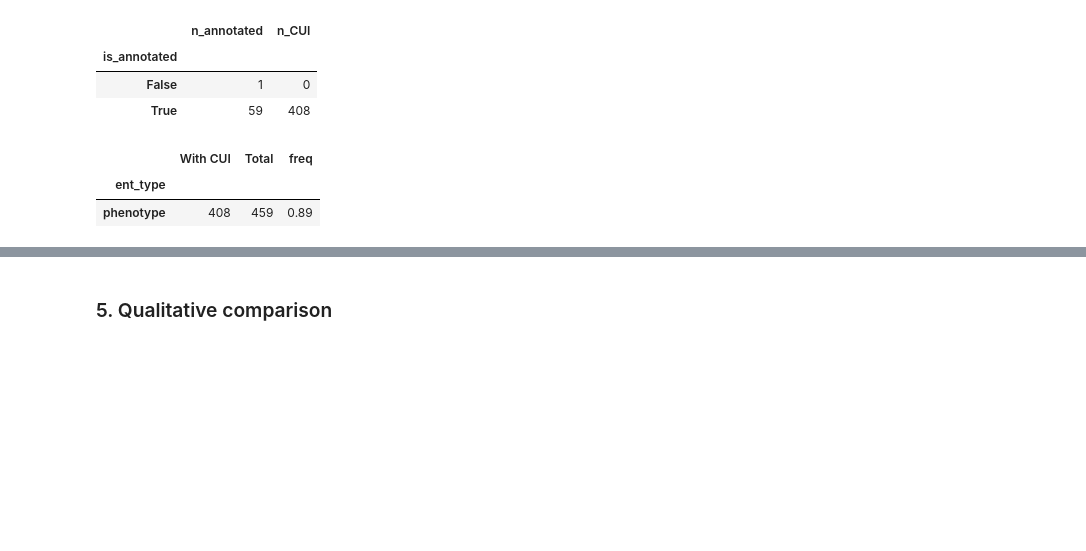
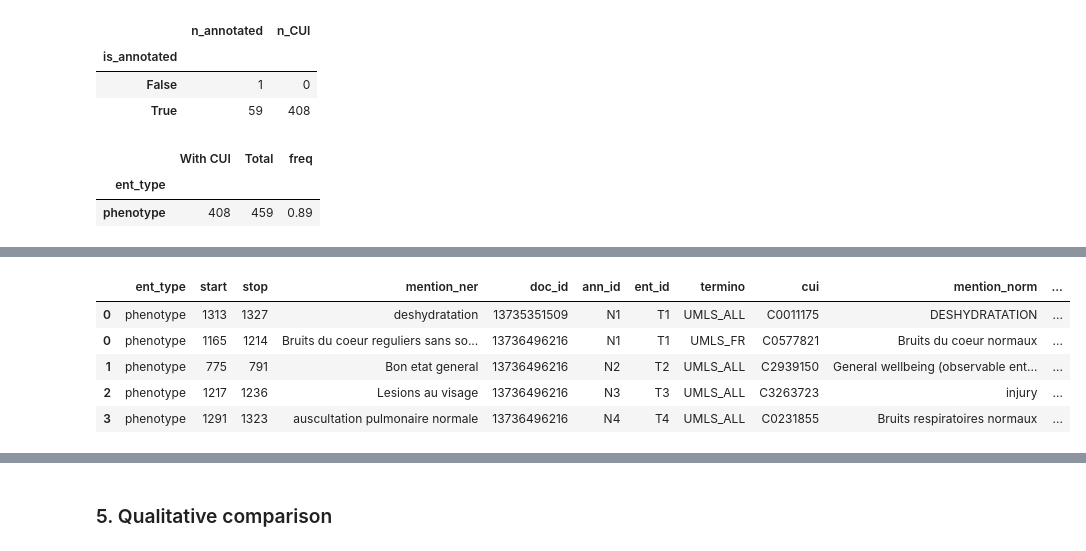
Before and after one commit to equipe22/pymedext_eds, a Jupyter notebook: notebook_tutorials/pheno_norm_compare.ipynb, the cells around one changed output, grey strips where cells are left out. Drawn from its saved outputs; the diff is of its cells as text; code cells hidden in the pictures; blank space fills up the shorter version.

```diff
--- a/notebook_tutorials/pheno_norm_compare.ipynb
+++ b/notebook_tutorials/pheno_norm_compare.ipynb
@@ -390,4 +504,4 @@ all_ann = all_ann.loc[lambda x:x.ent_type.isin(["phenotype"])]
 | ent_type |  |  |  |
 | phenotype | 408 | 459 | 0.89 |
 # %%
-all_ann = all_ann.loc[lambda x:x.cui.notnull()]
+all_ann = all_ann.loc[lambda x:x.cui.notnull()].assign(mod = "manual").assign(start = lambda x:x.start.astype('int')).assign(stop = lambda x:x.stop.astype('int'))
@@ -557,0 +541,9 @@ display_html(syn_mention)
+# %%
+all_ann.head()
+# %% [output]
+|  | ent_type | start | stop | mention_ner | doc_id | ann_id | ent_id | termino | cui | mention_norm | ... |
+| 0 | phenotype | 1313 | 1327 | deshydratation | 13735351509 | N1 | T1 | UMLS_ALL | C0011175 | DESHYDRATATION | ... |
+| 0 | phenotype | 1165 | 1214 | Bruits du coeur reguliers sans so... | 13736496216 | N1 | T1 | UMLS_FR | C0577821 | Bruits du coeur normaux | ... |
+| 1 | phenotype | 775 | 791 | Bon etat general | 13736496216 | N2 | T2 | UMLS_ALL | C2939150 | General wellbeing (observable ent... | ... |
+| 2 | phenotype | 1217 | 1236 | Lesions au visage | 13736496216 | N3 | T3 | UMLS_ALL | C3263723 | injury | ... |
+| 3 | phenotype | 1291 | 1323 | auscultation pulmonaire normale | 13736496216 | N4 | T4 | UMLS_ALL | C0231855 | Bruits respiratoires normaux | ... |
```
Also changed, not shown: parts of 118 cells of this notebook, 2 other files.
